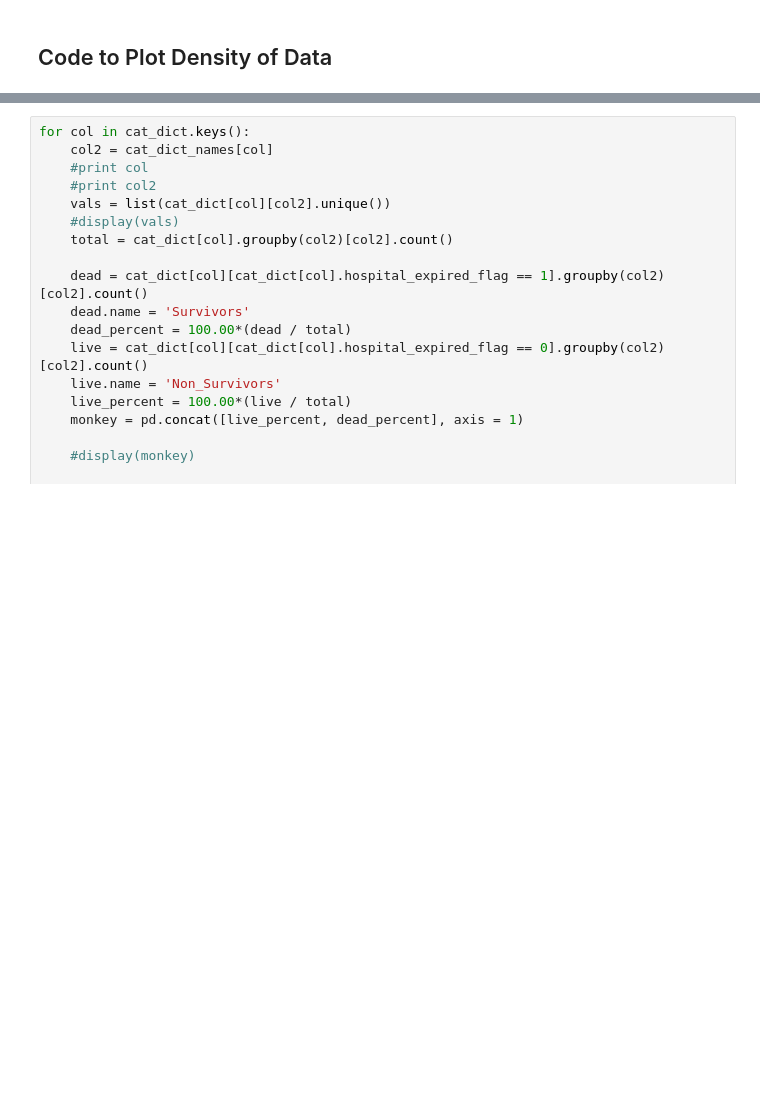
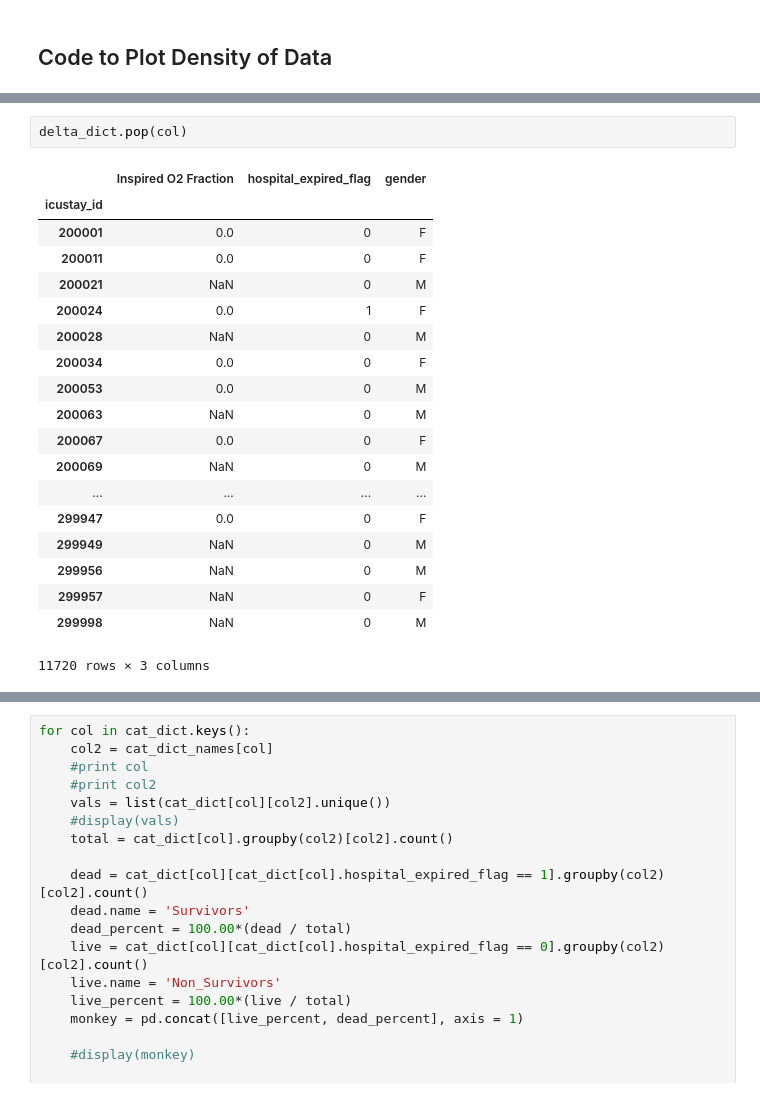
Before and after one commit to RJBeetel3/mimic3_analysis, a Jupyter notebook: CHARTEVENTS_FIRST24.ipynb, the cells around one changed output, grey strips where cells are left out. Drawn from its saved outputs; the diff is of its cells as text; blank space fills up the shorter version.

```diff
--- a/CHARTEVENTS_FIRST24.ipynb
+++ b/CHARTEVENTS_FIRST24.ipynb
@@ -587 +614,23 @@ BP_Sys_delta   Arterial BP [Systolic]     (14750, 3)
+# %%
+delta_dict.pop(col)
+# %% [output]
+|  | Inspired O2 Fraction | hospital_expired_flag | gender |
+| icustay_id |  |  |  |
+| 200001 | 0.0 | 0 | F |
+| 200011 | 0.0 | 0 | F |
+| 200021 | NaN | 0 | M |
+| 200024 | 0.0 | 1 | F |
+| 200028 | NaN | 0 | M |
+| 200034 | 0.0 | 0 | F |
+| 200053 | 0.0 | 0 | M |
+| 200063 | NaN | 0 | M |
+| 200067 | 0.0 | 0 | F |
+| 200069 | NaN | 0 | M |
+| ... | ... | ... | ... |
+| 299947 | 0.0 | 0 | F |
+| 299949 | NaN | 0 | M |
+| 299956 | NaN | 0 | M |
+| 299957 | NaN | 0 | F |
+| 299998 | NaN | 0 | M |
+11720 rows × 3 columns
 # %%
```
Also changed, not shown: parts of 20 cells of this notebook, 1 other file.
